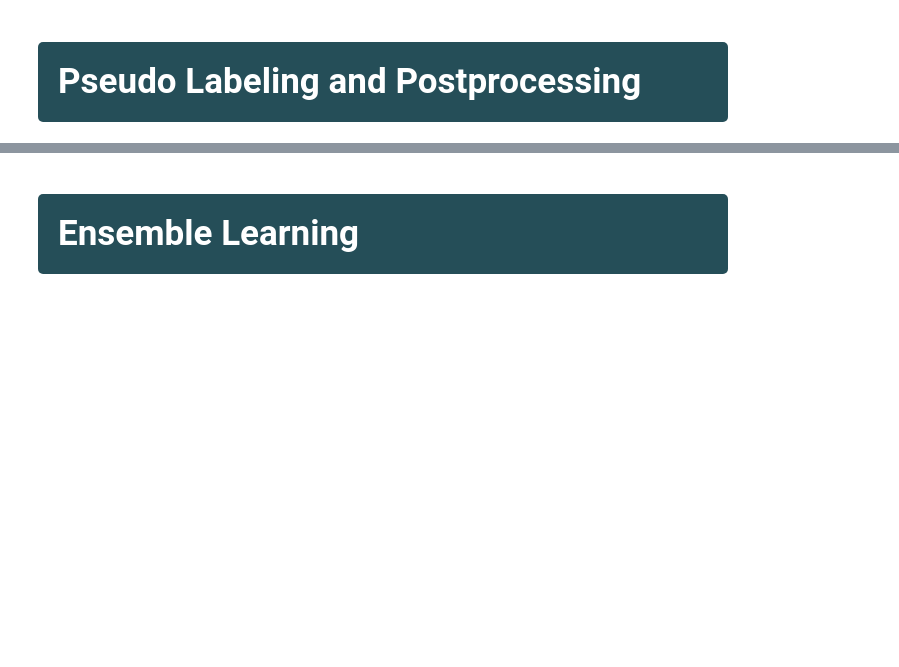
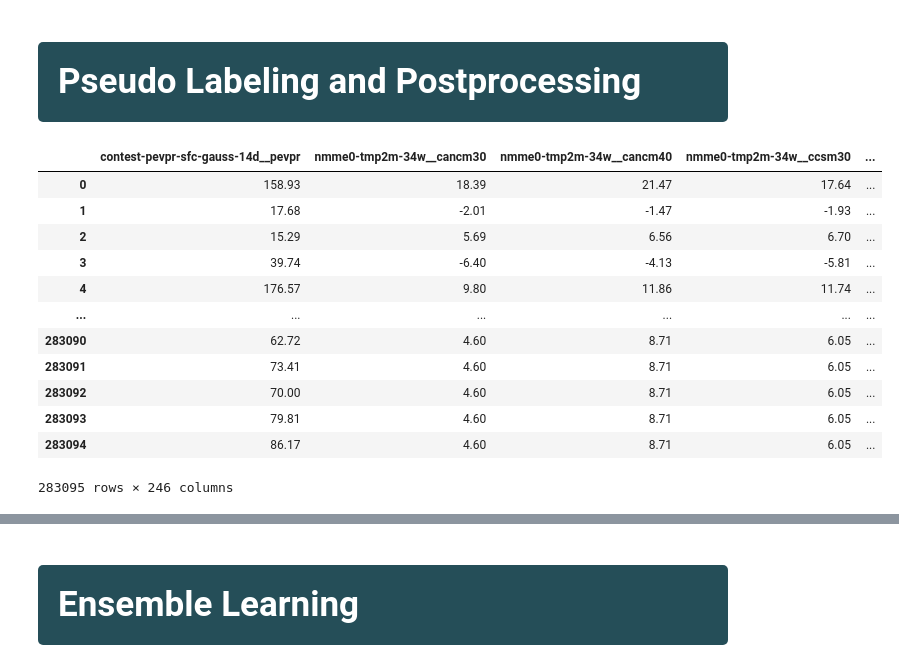
Before and after one commit to xingjian-bai/WiDS, a Jupyter notebook: works/Xingjian/811_improving.ipynb, the cells around one changed output, grey strips where cells are left out. Cells and saved outputs as stored; diff of their text form; code cells hidden in the pictures; blank space fills up the shorter version.

```diff
--- a/works/Xingjian/811_improving.ipynb
+++ b/works/Xingjian/811_improving.ipynb
@@ -406,19 +410,33 @@ shap.plots.waterfall(shap_values[0])
 # %%
 # Pseudo Labelling
 train_pseudo = X_test.copy()
-ddf = pd.read_csv('/kaggle/input/wids-2023-sub3/submission (17).csv')
+ddf = pd.read_csv('submission0.csv')
 y_test_pred  = ddf[target] #bst.predict(X_test)
 train_pseudo[target] = y_test_pred
 train_mod = pd.concat([X_train.copy(), train_pseudo], axis=0).reset_index(drop=True)
 features = [c for c in X_test.columns if (c != 'id')]
 display(train_mod)
 
 XX = train_mod[features]
 yy = train_mod[target]
 y_oof_pred = np.zeros(len(yy))
 
 X_testt = X_test[features].values
 y_test_pred2 = np.zeros(len(X_testt))
+# %% [output]
+|  | contest-pevpr-sfc-gauss-14d__pevpr | nmme0-tmp2m-34w__cancm30 | nmme0-tmp2m-34w__cancm40 | nmme0-tmp2m-34w__ccsm30 | ... |
+| 0 | 158.93 | 18.39 | 21.47 | 17.64 | ... |
+| 1 | 17.68 | -2.01 | -1.47 | -1.93 | ... |
+| 2 | 15.29 | 5.69 | 6.56 | 6.70 | ... |
+| 3 | 39.74 | -6.40 | -4.13 | -5.81 | ... |
+| 4 | 176.57 | 9.80 | 11.86 | 11.74 | ... |
+| ... | ... | ... | ... | ... | ... |
+| 283090 | 62.72 | 4.60 | 8.71 | 6.05 | ... |
+| 283091 | 73.41 | 4.60 | 8.71 | 6.05 | ... |
+| 283092 | 70.00 | 4.60 | 8.71 | 6.05 | ... |
+| 283093 | 79.81 | 4.60 | 8.71 | 6.05 | ... |
+| 283094 | 86.17 | 4.60 | 8.71 | 6.05 | ... |
+283095 rows × 246 columns
 # %%
 yy[np.isnan(yy)] = 0
 train_pool = Pool(data=XX,label = yy)
```
Also changed, not shown: parts of 5 cells of this notebook, 2 other files.
